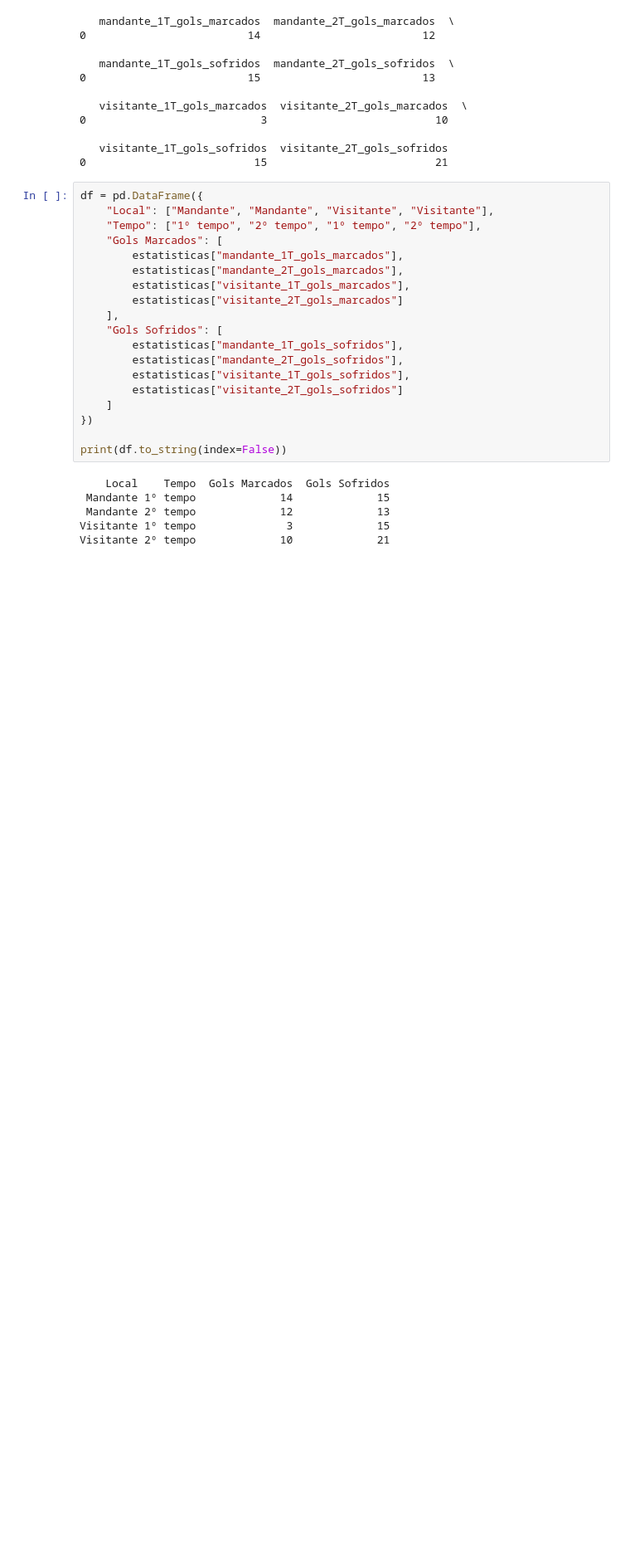
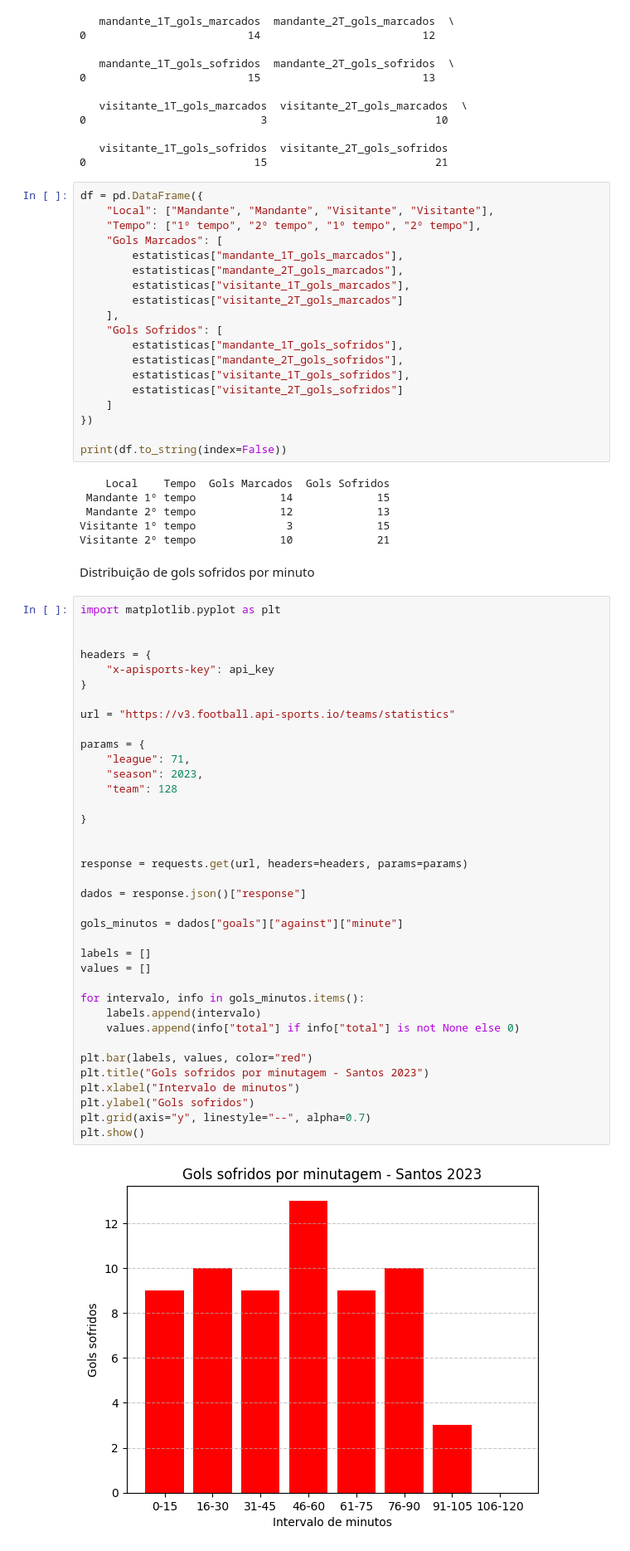
Before and after one commit to joaovnogueira/futebolSantos, a Jupyter notebook: main.ipynb, the cells around one changed output. Shown at 83% size. Drawn from its saved outputs; the diff is of its cells as text; blank space fills up the shorter version.

Commit message:
gols sofridos por minutagem

```diff
--- a/main.ipynb
+++ b/main.ipynb
@@ -189,3 +189,44 @@ print(df.to_string(index=False))
  Mandante 2º tempo             12             13
 Visitante 1º tempo              3             15
 Visitante 2º tempo             10             21
+# %% [markdown]
+Distribuição de gols sofridos por minuto
+# %%
+import matplotlib.pyplot as plt
+
+
+headers = {
+    "x-apisports-key": api_key
+}
+
+url = "https://v3.football.api-sports.io/teams/statistics"
+
+params = {
+    "league": 71,
+    "season": 2023,
+    "team": 128
+
+}
+
+
+response = requests.get(url, headers=headers, params=params)
+
+dados = response.json()["response"]
+
+gols_minutos = dados["goals"]["against"]["minute"]
+
+labels = []
+values = []
+
+for intervalo, info in gols_minutos.items():
+    labels.append(intervalo)
+    values.append(info["total"] if info["total"] is not None else 0)
+
+plt.bar(labels, values, color="red")
+plt.title("Gols sofridos por minutagem - Santos 2023")
+plt.xlabel("Intervalo de minutos")
+plt.ylabel("Gols sofridos")
+plt.grid(axis="y", linestyle="--", alpha=0.7)
+plt.show()
+# %% [output]
+[figure, added]
```
